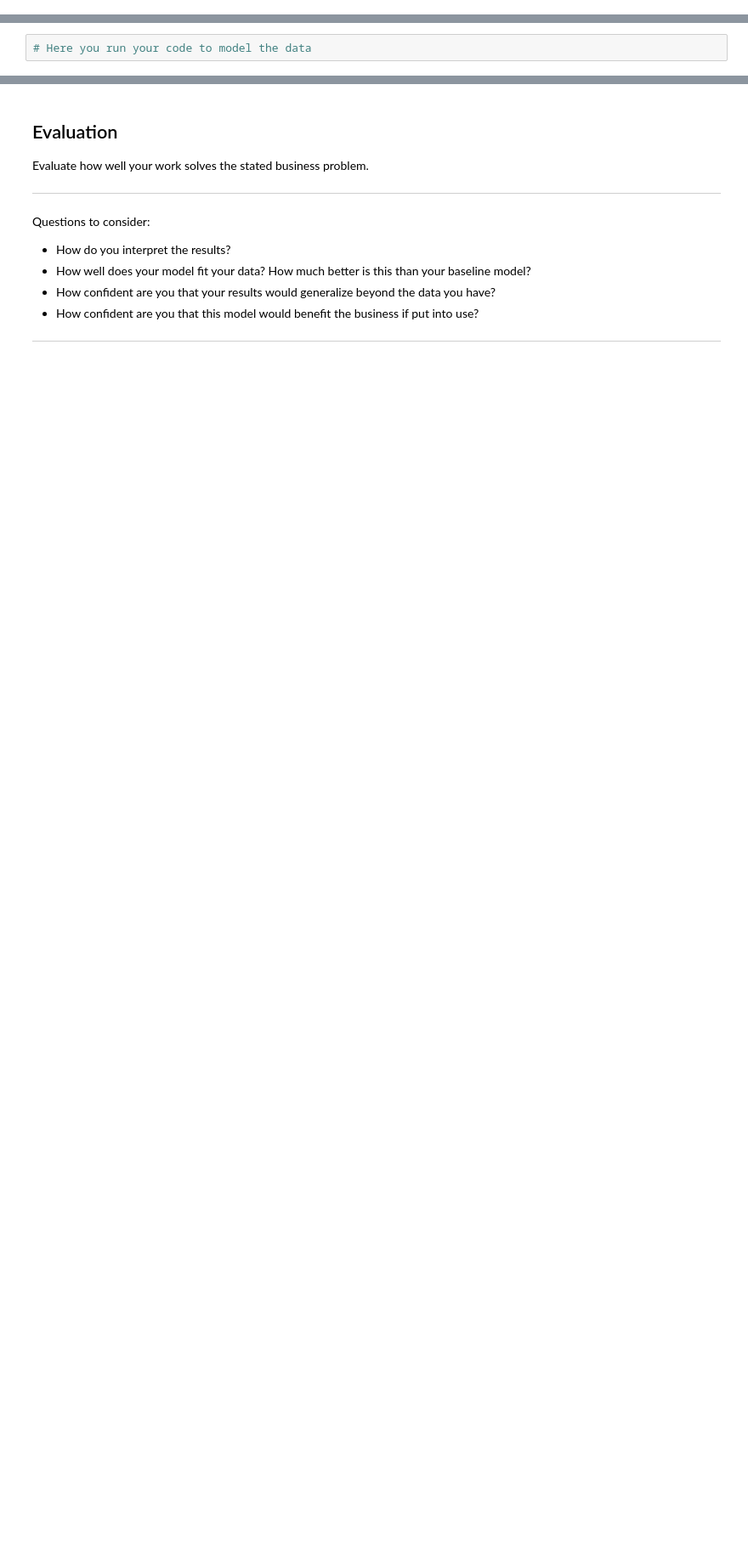
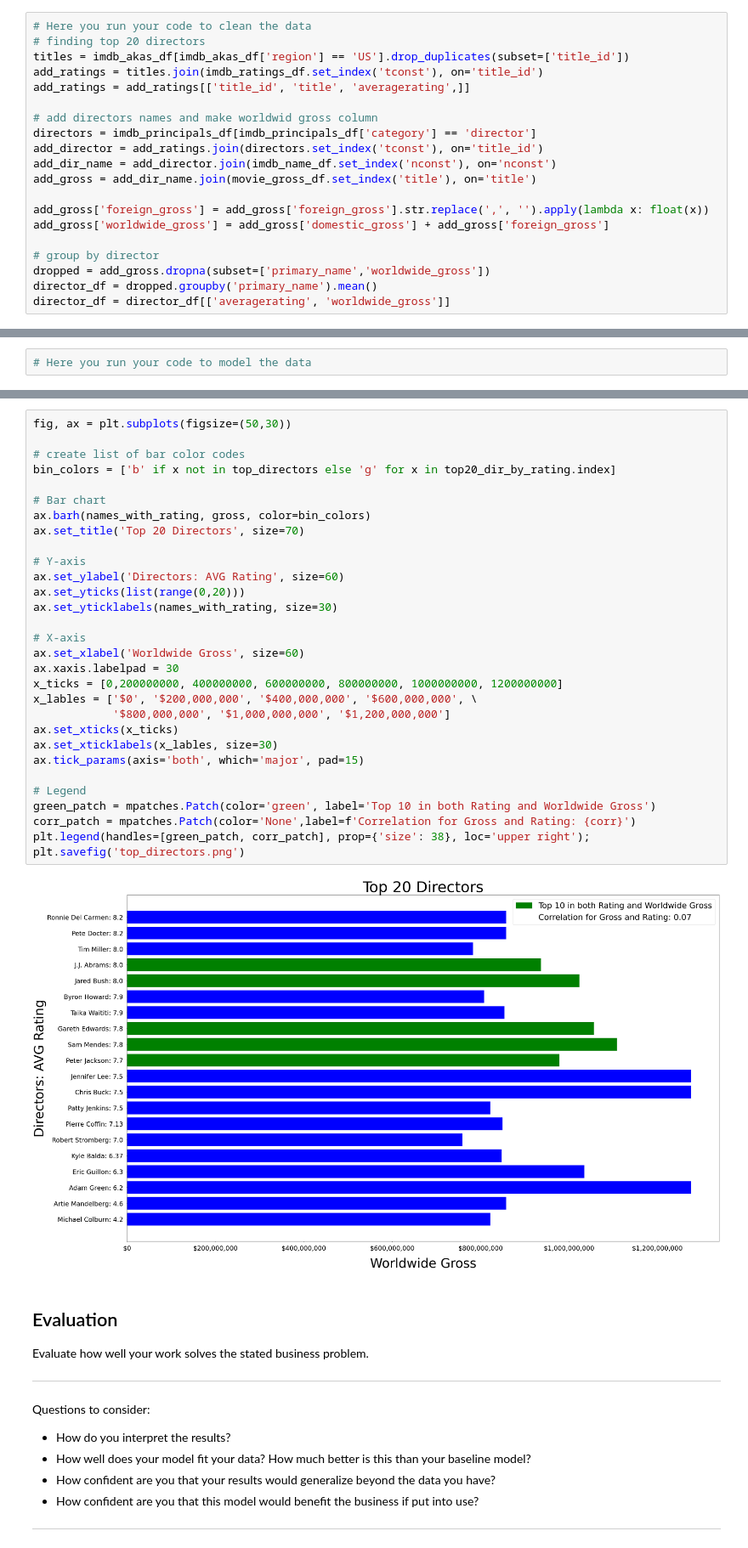
Before and after one commit to zach-hanly/microsoft_movie_project, a Jupyter notebook: master_notebook.ipynb, the cells around one changed output, grey strips where cells are left out. Shown at 85% size. Cells and saved outputs as stored; diff of their text form; blank space fills up the shorter version.

```diff
--- a/master_notebook.ipynb
+++ b/master_notebook.ipynb
@@ -78,3 +95,23 @@ Questions to consider:
+# %%
+# Here you run your code to clean the data
+# finding top 20 directors
+titles = imdb_akas_df[imdb_akas_df['region'] == 'US'].drop_duplicates(subset=['title_id'])
+add_ratings = titles.join(imdb_ratings_df.set_index('tconst'), on='title_id')
+add_ratings = add_ratings[['title_id', 'title', 'averagerating',]]
+
+# add directors names and make worldwid gross column
+directors = imdb_principals_df[imdb_principals_df['category'] == 'director']
+add_director = add_ratings.join(directors.set_index('tconst'), on='title_id')
+add_dir_name = add_director.join(imdb_name_df.set_index('nconst'), on='nconst')
+add_gross = add_dir_name.join(movie_gross_df.set_index('title'), on='title')
+
+add_gross['foreign_gross'] = add_gross['foreign_gross'].str.replace(',', '').apply(lambda x: float(x))
+add_gross['worldwide_gross'] = add_gross['domestic_gross'] + add_gross['foreign_gross']
+
+# group by director
+dropped = add_gross.dropna(subset=['primary_name','worldwide_gross'])
+director_df = dropped.groupby('primary_name').mean()
+director_df = director_df[['averagerating', 'worldwide_gross']]
 # %% [markdown]
 ## Data Modeling
 Describe and justify the process for analyzing or modeling the data.
@@ -90,3 +170,35 @@ Questions to consider:
+# %%
+fig, ax = plt.subplots(figsize=(50,30))
+
+# create list of bar color codes
+bin_colors = ['b' if x not in top_directors else 'g' for x in top20_dir_by_rating.index]
+
+# Bar chart
+ax.barh(names_with_rating, gross, color=bin_colors)
+ax.set_title('Top 20 Directors', size=70)
+
+# Y-axis
+ax.set_ylabel('Directors: AVG Rating', size=60)
+ax.set_yticks(list(range(0,20)))
+ax.set_yticklabels(names_with_rating, size=30)
+
+# X-axis
+ax.set_xlabel('Worldwide Gross', size=60)
+ax.xaxis.labelpad = 30
+x_ticks = [0,200000000, 400000000, 600000000, 800000000, 1000000000, 1200000000]
+x_lables = ['$0', '$200,000,000', '$400,000,000', '$600,000,000', \
+            '$800,000,000', '$1,000,000,000', '$1,200,000,000']
+ax.set_xticks(x_ticks)
+ax.set_xticklabels(x_lables, size=30)
+ax.tick_params(axis='both', which='major', pad=15)
+
+# Legend
+green_patch = mpatches.Patch(color='green', label='Top 10 in both Rating and Worldwide Gross')
+corr_patch = mpatches.Patch(color='None',label=f'Correlation for Gross and Rating: {corr}')
+plt.legend(handles=[green_patch, corr_patch], prop={'size': 38}, loc='upper right');
+plt.savefig('top_directors.png')
+# %% [output]
+[figure, added]
 # %% [markdown]
 ## Evaluation
 Evaluate how well your work solves the stated business problem.
```
Also changed, not shown: parts of 7 cells of this notebook, 2 other files.
